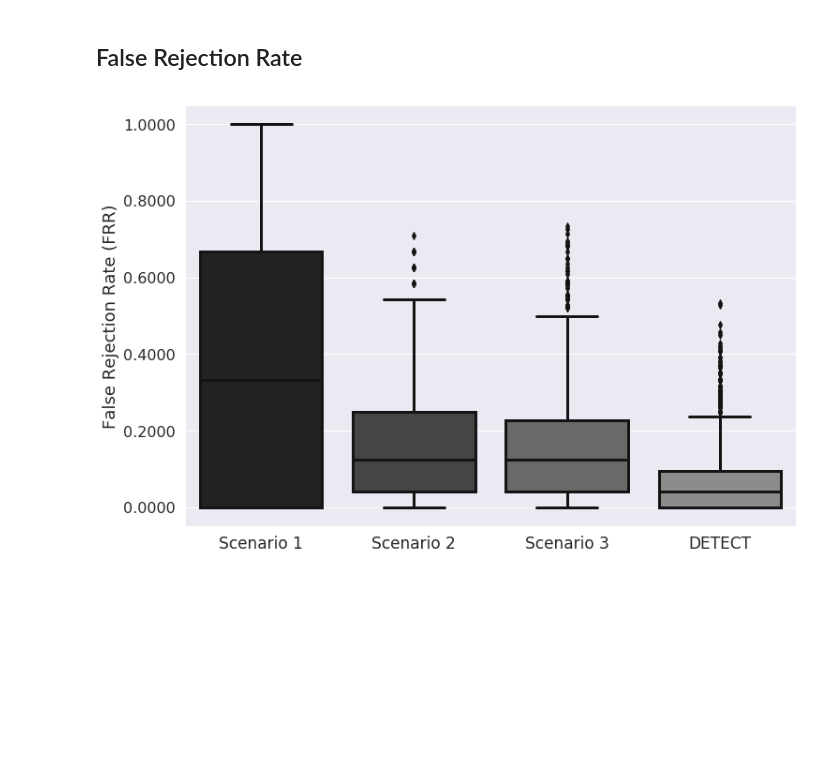
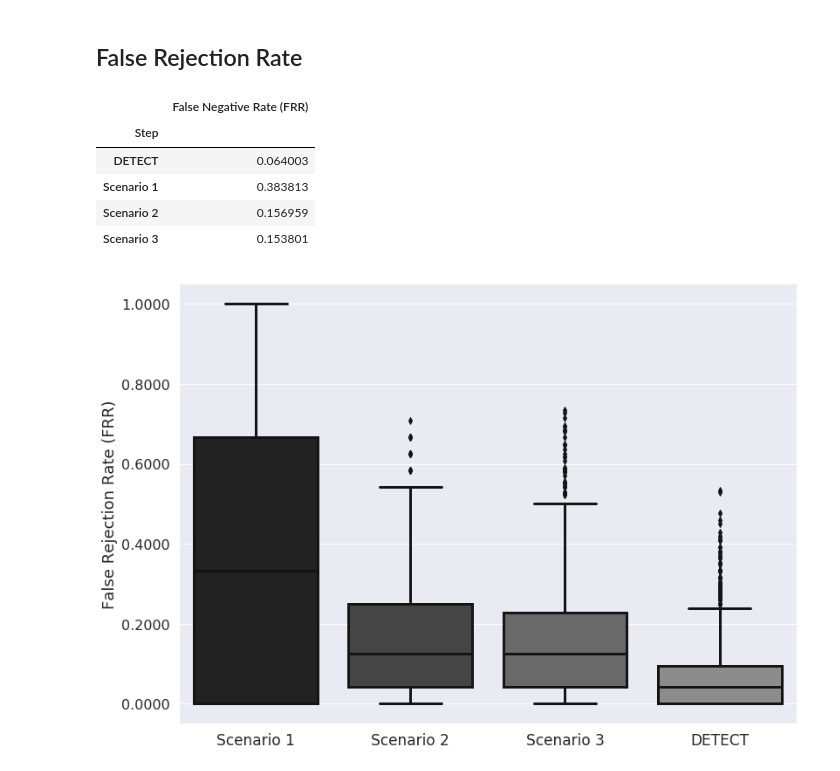
Before and after one commit to marceloFA/healthsense, a Jupyter notebook: Classification Metrics.ipynb, the cells around one changed output. Cells and saved outputs as stored; diff of their text form; code cells hidden in the pictures; blank space fills up the shorter version.

```diff
--- a/Classification Metrics.ipynb
+++ b/Classification Metrics.ipynb
@@ -82,7 +93,8 @@ metrics_step_4 = get_metrics('confusion_matrix_4.csv')
 # %% [markdown]
 ## False Acceptance Rate
 # %%
-far_columns = ['False Positive Rate (FAR)','Step']
+metric = 'False Positive Rate (FAR)'
+far_columns = [metric,'Step']
 far_data = pd.concat([
     metrics_step_1[far_columns],
     metrics_step_2[far_columns],
@@ -90,11 +102,11 @@ far_data = pd.concat([
     metrics_step_4[far_columns]
 ])
 
-sns.set(rc={'figure.figsize':(11.7,8.27)})
-plot = sns.boxplot( x=far_data["Step"], y=far_data["False Positive Rate (FAR)"], linewidth=3, palette=sns.dark_palette("lightgrey"))
+sns.set(rc={'figure.figsize':(12.7,9.27)})
+plot = sns.boxplot( x=far_data["Step"], y=far_data[metric], linewidth=3, palette=sns.dark_palette("lightgrey"))
 
 # y limit
-plot.set(ylim=(-0.00010,0.0013)) # I'm hiding one Step 1 huge outlier so it does not completly mess the figure up
+plot.set(ylim=(-0.00005,0.0009)) # I'm hiding one Step 1 huge outlier so it does not completly mess the figure up
 
 # labels
 plot.set_ylabel("False Acceptance Rate (FAR)",fontsize=18)
@@ -106,4 +118,8 @@ plot.set_xticklabels(plot.get_xticklabels(), size = 17)
 
 # save plot
 plt.savefig('FAR_box_plot.eps')
+
+# print mean values for each scenario
+# mean values for each step
+far_data.groupby('Step').mean()
 # %% [output]
@@ -112,28 +134,38 @@ plt.savefig('FAR_box_plot.eps')
 ## False Rejection Rate
 # %%
 metric = 'False Negative Rate (FRR)'
-far_columns = [metric,'Step']
-far_data = pd.concat([
-    metrics_step_1[far_columns],
-    metrics_step_2[far_columns],
-    metrics_step_3[far_columns],
-    metrics_step_4[far_columns]
+frr_columns = [metric,'Step']
+frr_data = pd.concat([
+    metrics_step_1[frr_columns],
+    metrics_step_2[frr_columns],
+    metrics_step_3[frr_columns],
+    metrics_step_4[frr_columns]
 ])
 
-sns.set(rc={'figure.figsize':(11.7,8.27)})
-plot = sns.boxplot( x=far_data["Step"], y=far_data[metric], linewidth=3, palette=sns.dark_palette("lightgrey"))
+sns.set(rc={'figure.figsize':(12.7,9.27)})
+plot = sns.boxplot( x=frr_data["Step"], y=frr_data[metric], linewidth=3, palette=sns.dark_palette("lightgrey"))
 
 # y limit
 
 # labels
 plot.set_ylabel('False Rejection Rate (FRR)',fontsize=18)
 plot.set_xlabel("")
 
 # ticks
 plot.set_yticklabels(['{:,.4f}'.format(x) for x in plot.get_yticks()], size=16)
 plot.set_xticklabels(plot.get_xticklabels(), size = 17)
 
 # save plot
 plt.savefig('FRR_box_plot.eps')
+
+# print mean value for each step
+# mean values for each step
+frr_data.groupby('Step').mean()
 # %% [output]
+|  | False Negative Rate (FRR) |
+| Step |  |
+| DETECT | 0.064003 |
+| Scenario 1 | 0.383813 |
+| Scenario 2 | 0.156959 |
+| Scenario 3 | 0.153801 |
-[figure, old version]
+[figure, new version]
```
Also changed, not shown: parts of 4 cells of this notebook, 2 other files.
